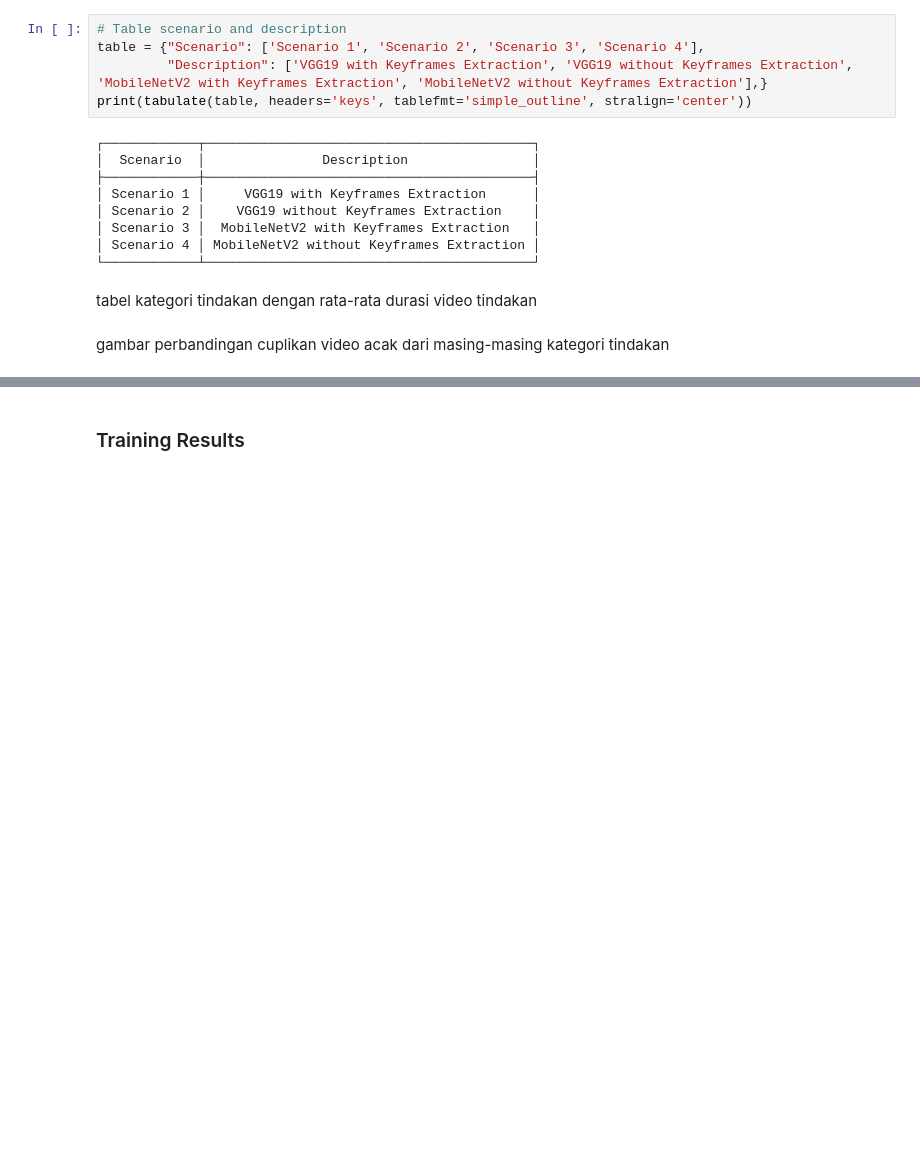
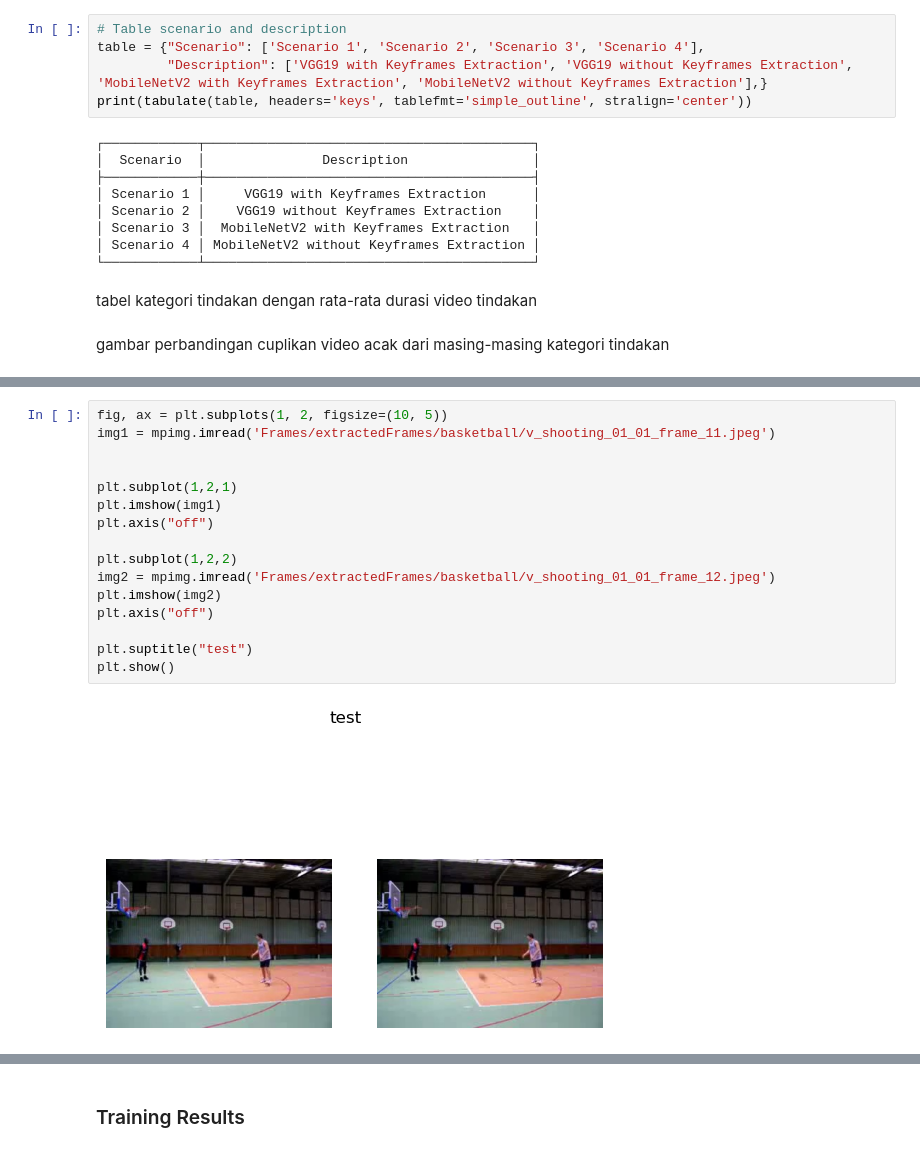
Before and after one commit to rikzabk/HAR, a Jupyter notebook: comparison.ipynb, the cells around one changed output, grey strips where cells are left out. Cells and saved outputs as stored; diff of their text form; blank space fills up the shorter version.

```diff
--- a/comparison.ipynb
+++ b/comparison.ipynb
@@ -47,0 +75,18 @@ gambar perbandingan cuplikan video acak dari masing-masing kategori tindakan
+# %%
+fig, ax = plt.subplots(1, 2, figsize=(10, 5))
+img1 = mpimg.imread('Frames/extractedFrames/basketball/v_shooting_01_01_frame_11.jpeg')
+
+
+plt.subplot(1,2,1)
+plt.imshow(img1)
+plt.axis("off")
+
+plt.subplot(1,2,2)
+img2 = mpimg.imread('Frames/extractedFrames/basketball/v_shooting_01_01_frame_12.jpeg')
+plt.imshow(img2)
+plt.axis("off")
+
+plt.suptitle("test")
+plt.show()
+# %% [output]
+[figure, added]
```
Also changed, not shown: parts of 22 cells of this notebook.
